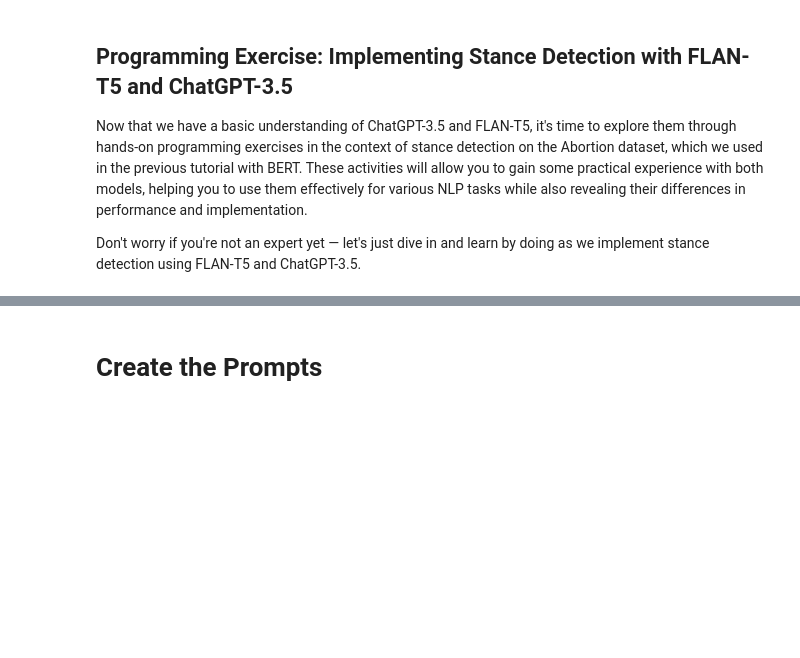
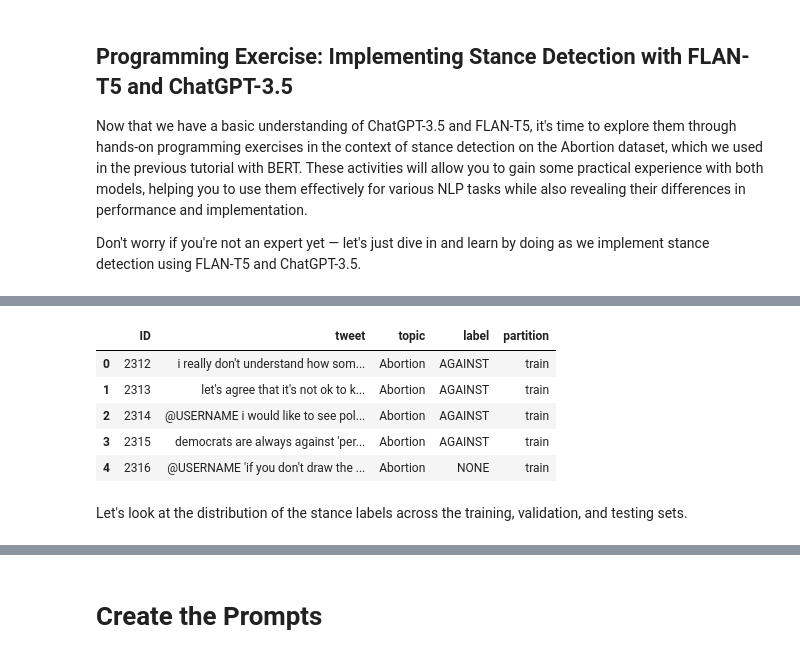
Before and after one commit to yunshiuan/prelim_stance_detection, a Jupyter notebook: llm-prompting_colab.ipynb, the cells around one changed output, grey strips where cells are left out. Drawn from its saved outputs; the diff is of its cells as text; code cells hidden in the pictures; blank space fills up the shorter version.

```diff
--- a/llm-prompting_colab.ipynb
+++ b/llm-prompting_colab.ipynb
@@ -401,3 +423,14 @@ sem_eval_data.preprocess()
 df_processed = sem_eval_data._read_preprocessed_data(topic=TOPIC_OF_INTEREST).reset_index(drop=True)
 # save the partitions (train, dev, test) for later use
 df_partitions = sem_eval_data.partition_processed_data(seed=SEED,verbose=False)
+# %%
+df_processed.head()
+# %% [output]
+|  | ID | tweet | topic | label | partition |
+| 0 | 2312 | i really don't understand how som... | Abortion | AGAINST | train |
+| 1 | 2313 | let's agree that it's not ok to k... | Abortion | AGAINST | train |
+| 2 | 2314 | @USERNAME i would like to see pol... | Abortion | AGAINST | train |
+| 3 | 2315 | democrats are always against 'per... | Abortion | AGAINST | train |
+| 4 | 2316 | @USERNAME 'if you don't draw the ... | Abortion | NONE | train |
+# %% [markdown]
+Let's look at the distribution of the stance labels across the training, validation, and testing sets.
```
Also changed, not shown: parts of 23 cells of this notebook.
